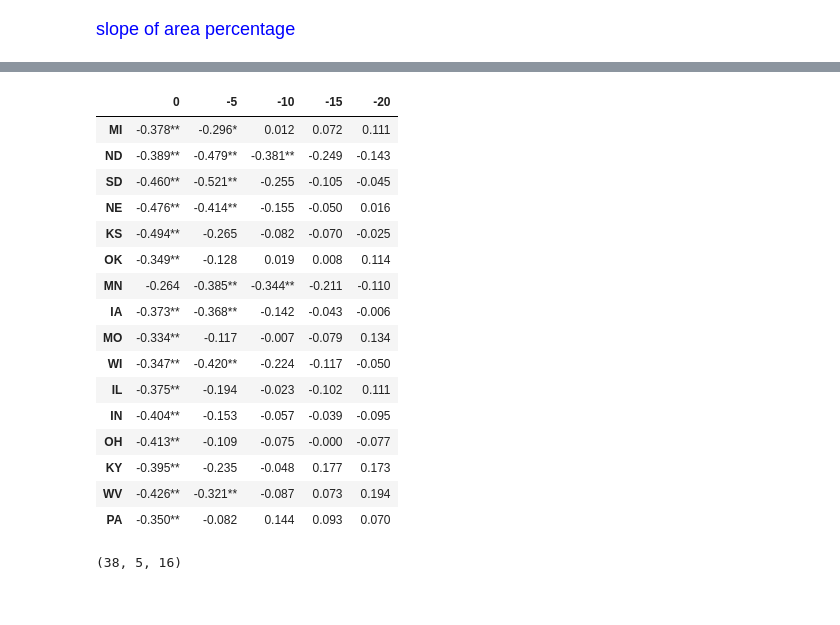
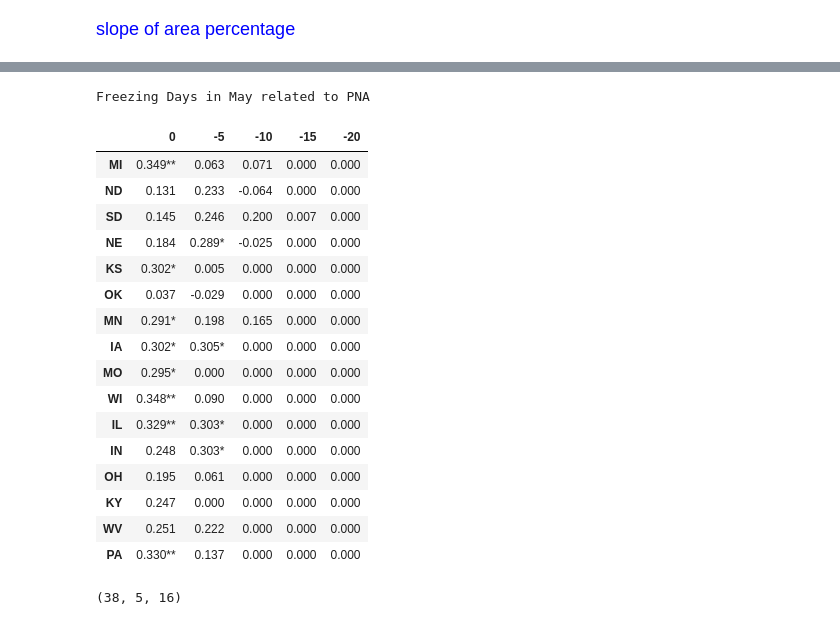
Before and after one commit to Diane1306/ERA5_PRISM, a Jupyter notebook: CompositeAnalysis.ipynb, the cells around one changed output, grey strips where cells are left out. Drawn from its saved outputs; the diff is of its cells as text; code cells hidden in the pictures.

```diff
--- a/CompositeAnalysis.ipynb
+++ b/CompositeAnalysis.ipynb
@@ -197,51 +180,56 @@ indices_mon = np.array(indices_mon)
 # March = np.load('./var/MarchCountState.npy').sum(axis=3)
 # April = np.load('./var/AprilCountState.npy').sum(axis=3)
 # May = np.load('./var/MayCountState.npy').sum(axis=3)
 # data = [March, April, May]
 
 # slope = np.zeros((3, 3, 5, 16))
 # pvalue = np.zeros((3, 3, 5, 16))
 # for ii in range(3):
 #     for mi in range(3):
 #         index = indices_mon[ii, mi, :]
 #         for ti in range(5):
 #             for si in range(16):
 #                 r = stats.linregress(index, data[mi][:, ti, si])
 #                 slope[ii, mi, ti, si] = r.rvalue
 #                 pvalue[ii, mi, ti, si] = r.pvalue
 
+IndName = ['Nino34', 'NAO', 'PNA']
+MonName = [' March', 'April', 'May']
 table = [[[] for i in range(5)] for j in range(16)]
-ii = 1
-mi = 0
+ii = 2
+mi = 2
 for si in range(16):
     for ti in range(5):
         if pvalue[ii, mi, ti, si] < .05:
             table[si][ti] = f'{(slope[ii, mi, ti, si]):.3f}**'
         elif pvalue[ii, mi, ti, si] < .1:
             table[si][ti] = f'{(slope[ii, mi, ti, si]):.3f}*'
         else:
             table[si][ti] = f'{(slope[ii, mi, ti, si]):.3f}'
 table = pd.DataFrame(table)
 table = table.rename(index={i:states[i] for i in range(16)}, columns={i:Tcriteria[i] for i in range(5)})
+print(f'Freezing Days in {MonName[mi]} related to {IndName[ii]}')
 table.style.applymap(color_PositiveNegative)
+# table.style.to_excel('./Indices_FreezingDays.xlsx', engine='openpyxl')
 # %% [output]
+Freezing Days in May related to PNA
 |  | 0 | -5 | -10 | -15 | -20 |
-| MI | -0.378** | -0.296* | 0.012 | 0.072 | 0.111 |
-| ND | -0.389** | -0.479** | -0.381** | -0.249 | -0.143 |
-| SD | -0.460** | -0.521** | -0.255 | -0.105 | -0.045 |
-| NE | -0.476** | -0.414** | -0.155 | -0.050 | 0.016 |
-| KS | -0.494** | -0.265 | -0.082 | -0.070 | -0.025 |
-| OK | -0.349** | -0.128 | 0.019 | 0.008 | 0.114 |
-| MN | -0.264 | -0.385** | -0.344** | -0.211 | -0.110 |
-| IA | -0.373** | -0.368** | -0.142 | -0.043 | -0.006 |
-| MO | -0.334** | -0.117 | -0.007 | -0.079 | 0.134 |
-| WI | -0.347** | -0.420** | -0.224 | -0.117 | -0.050 |
-| IL | -0.375** | -0.194 | -0.023 | -0.102 | 0.111 |
-| IN | -0.404** | -0.153 | -0.057 | -0.039 | -0.095 |
-| OH | -0.413** | -0.109 | -0.075 | -0.000 | -0.077 |
-| KY | -0.395** | -0.235 | -0.048 | 0.177 | 0.173 |
-| WV | -0.426** | -0.321** | -0.087 | 0.073 | 0.194 |
-| PA | -0.350** | -0.082 | 0.144 | 0.093 | 0.070 |
+| MI | 0.349** | 0.063 | 0.071 | 0.000 | 0.000 |
+| ND | 0.131 | 0.233 | -0.064 | 0.000 | 0.000 |
+| SD | 0.145 | 0.246 | 0.200 | 0.007 | 0.000 |
+| NE | 0.184 | 0.289* | -0.025 | 0.000 | 0.000 |
+| KS | 0.302* | 0.005 | 0.000 | 0.000 | 0.000 |
+| OK | 0.037 | -0.029 | 0.000 | 0.000 | 0.000 |
+| MN | 0.291* | 0.198 | 0.165 | 0.000 | 0.000 |
+| IA | 0.302* | 0.305* | 0.000 | 0.000 | 0.000 |
+| MO | 0.295* | 0.000 | 0.000 | 0.000 | 0.000 |
+| WI | 0.348** | 0.090 | 0.000 | 0.000 | 0.000 |
+| IL | 0.329** | 0.303* | 0.000 | 0.000 | 0.000 |
+| IN | 0.248 | 0.303* | 0.000 | 0.000 | 0.000 |
+| OH | 0.195 | 0.061 | 0.000 | 0.000 | 0.000 |
+| KY | 0.247 | 0.000 | 0.000 | 0.000 | 0.000 |
+| WV | 0.251 | 0.222 | 0.000 | 0.000 | 0.000 |
+| PA | 0.330** | 0.137 | 0.000 | 0.000 | 0.000 |
 # %%
 # states = ['MI', 'ND', 'SD', 'NE', 'KS', 'OK', 'MN', 'IA', 'MO', 'WI', 'IL', 'IN', 'OH', 'KY', 'WV', 'PA']
 # mdmask = [np.load(f'./var/{states[ii]}_mask.npy') for ii in range(16)]
```
Also changed, not shown: parts of 12 cells of this notebook, 2 other files.
